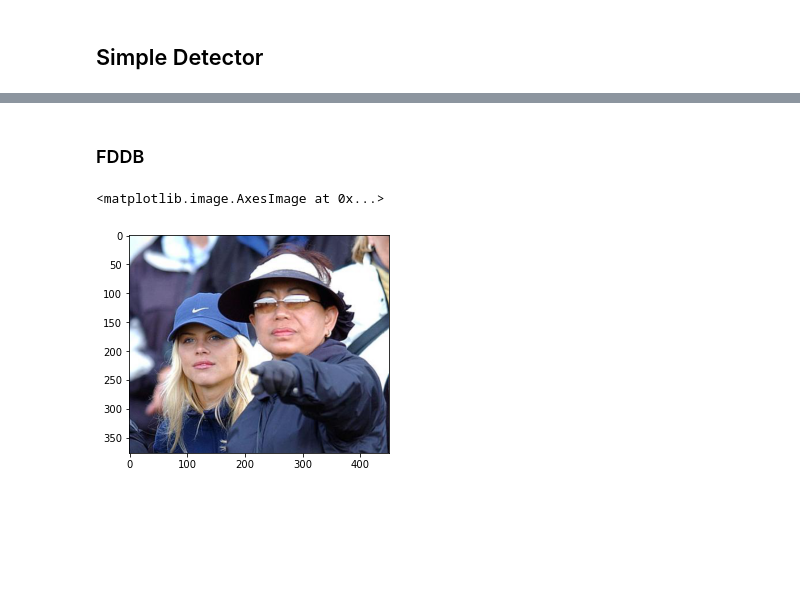
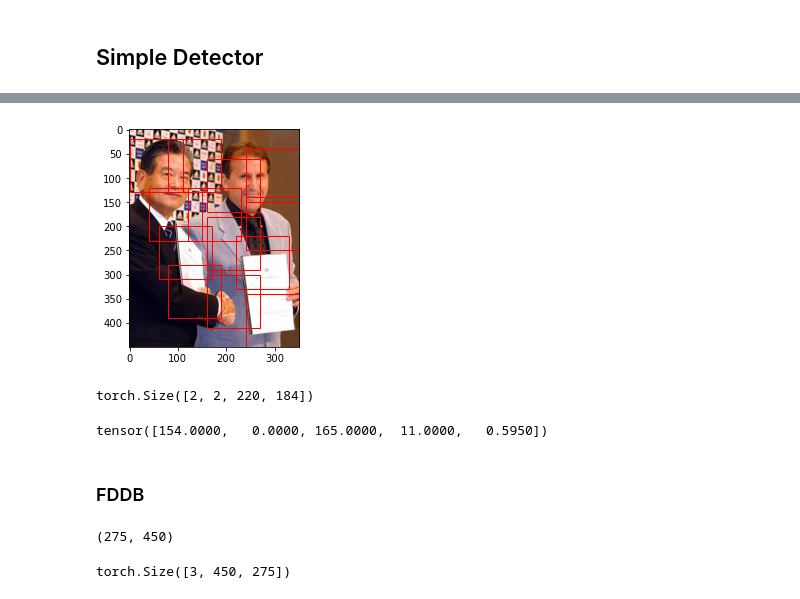
Before and after one commit to eladb3/dl_ex3, a Jupyter notebook: Ex3.ipynb, the cells around one changed output, grey strips where cells are left out. Drawn from its saved outputs; the diff is of its cells as text; code cells hidden in the pictures; blank space fills up the shorter version.

```diff
--- a/Ex3.ipynb
+++ b/Ex3.ipynb
@@ -105,0 +123,19 @@ torch.Size([2, 2, 132, 132])
+# %%
+def scale_fcn_boxes(x, scale, fcn_model, iou_threshold = 0.5):
+    with torch.no_grad():
+        x = x.unsqueeze(0)
+        H, W = x.shape[-2:]
+        xscaled = TF.resize(x, size = (int(scale * H), int(scale * W)))
+        xout = fcn_model(xscaled)
+        xnms, ls = utils.nms(xout, iou_threshold = iou_threshold, k =11, s = 2)
+    return xnms[0, :ls[0], :]
+# %%
+reload(utils)
+Net12_FCN = Net12_FCN.to(device)
+def det_model(path):
+    x = Image.open(path)
+    x = TF.to_tensor(x).to(device)
+    outs = []
+    for scale in [0.05, 0.1, 0.3, 0.5, 0.7,1]:
+        outs.append(scale_fcn_boxes(x, scale, Net12_FCN, iou_threshold = 0.5).cpu())
+    return torch.cat(outs, 0)
@@ -106,2 +169,6 @@ torch.Size([2, 2, 132, 132])
+# %%
+utils.plot_with_rec(x, r,scale =scale, limit = 0.9)
+# %% [output]
+[figure, added]
 # %%
 reload(utils)
@@ -109,10 +176,21 @@ x = torch.rand((2, 3,273, 273))
 out = Net12_FCN(x)
+# %%
+out.shape
+# %% [output]
+torch.Size([2, 2, 220, 184])
+# %%
+utils.nms(out, 0.4)[1, 1, :]
+# %% [output]
+tensor([154.0000,   0.0000, 165.0000,  11.0000,   0.5950])
 # %% [markdown]
 ### FDDB
-# %%
-from PIL import Image
-x = Image.open("./data/EX2_data/fddb/images/2002/07/19/big/img_488.jpg")
-plt.imshow(x)
-# %% [output]
-<matplotlib.image.AxesImage at 0x...>
-[figure, removed]
+# %%
+x._size
+# %% [output]
+(275, 450)
+# %%
+x = TF.to_tensor(x)
+x.shape
+# x = TF.resize(x, size = (100, 100))
+# %% [output]
+torch.Size([3, 450, 275])
```
Also changed, not shown: parts of 15 cells of this notebook, 1 other file.
